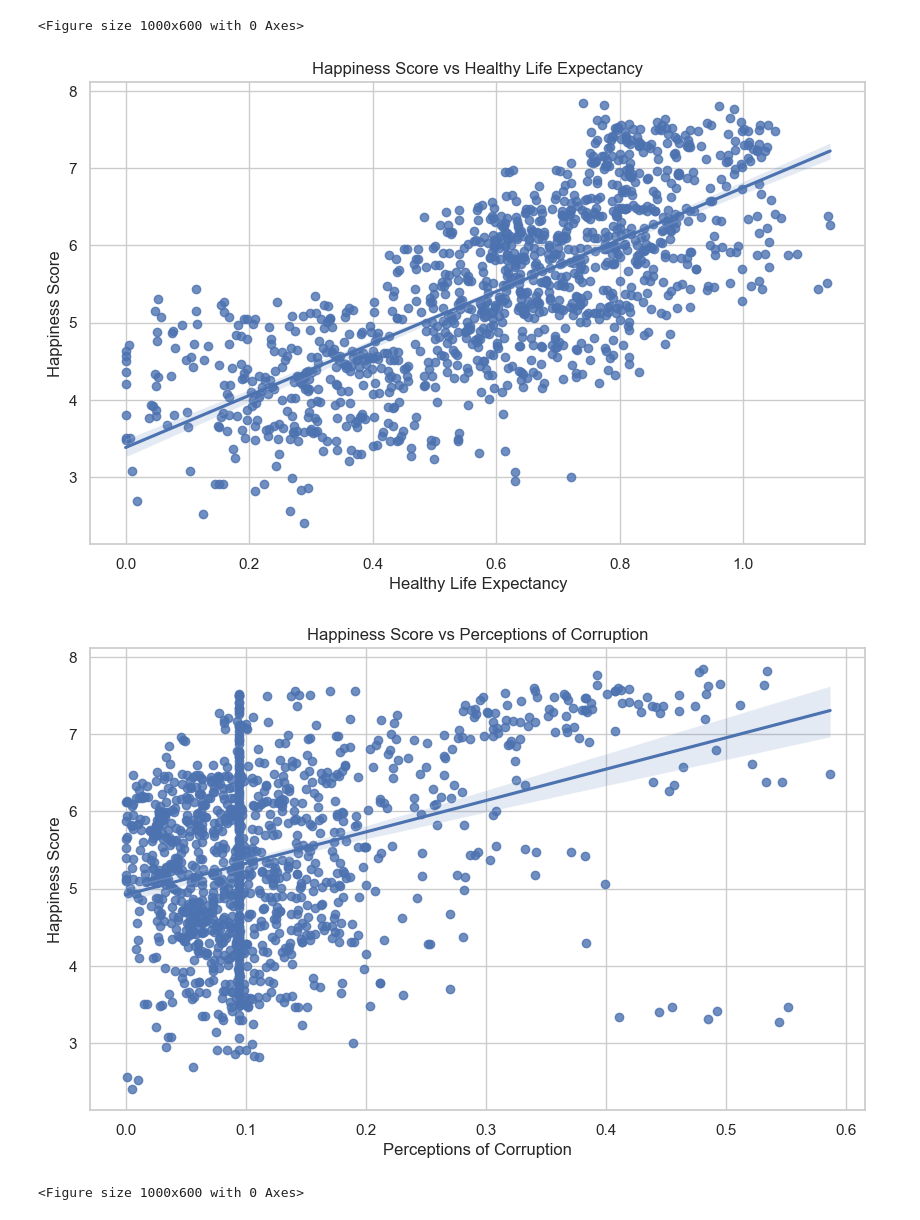
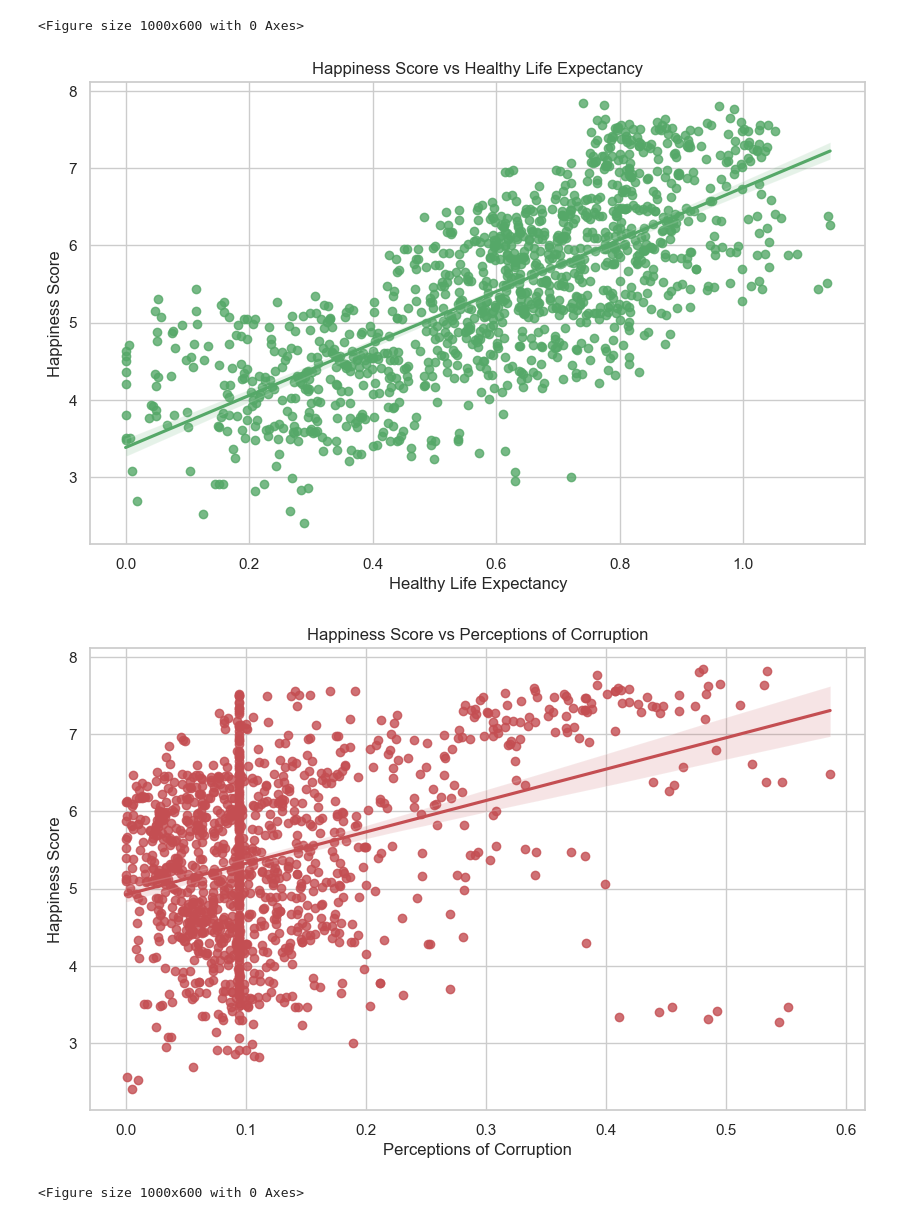
Before and after one commit to to-bits/Global-Happiness-Insights, a Jupyter notebook: analysis.ipynb, the cells around one changed output. Cells and saved outputs as stored; diff of their text form; code cells hidden in the pictures.

```diff
--- a/analysis.ipynb
+++ b/analysis.ipynb
@@ -208,21 +208,23 @@ plt.savefig("image/happiness_score_vs_freedom_to_make_life_choices.png")
 sns.regplot(
     data=df,
     x="Healthy Life Expectancy",
-    y="Happiness Score"
+    y="Happiness Score",
+    color='g'
 )
 plt.title("Happiness Score vs Healthy Life Expectancy")
 plt.show()
 # %% [output]
-[figure, old version]
+[figure, new version]
 # %%
 sns.regplot(
     data=df,
     x="Perceptions of Corruption",
-    y="Happiness Score"
+    y="Happiness Score",
+    color='r'
 )
 plt.title("Happiness Score vs Perceptions of Corruption")
 plt.show()
 plt.savefig("image/happiness_score_vs_perceptions_of_corruption.png")
 # %% [output]
-[figure, old version]
+[figure, new version]
 <Figure size 1000x600 with 0 Axes>
```
Also changed, not shown: parts of 10 cells of this notebook, 3 other files.
